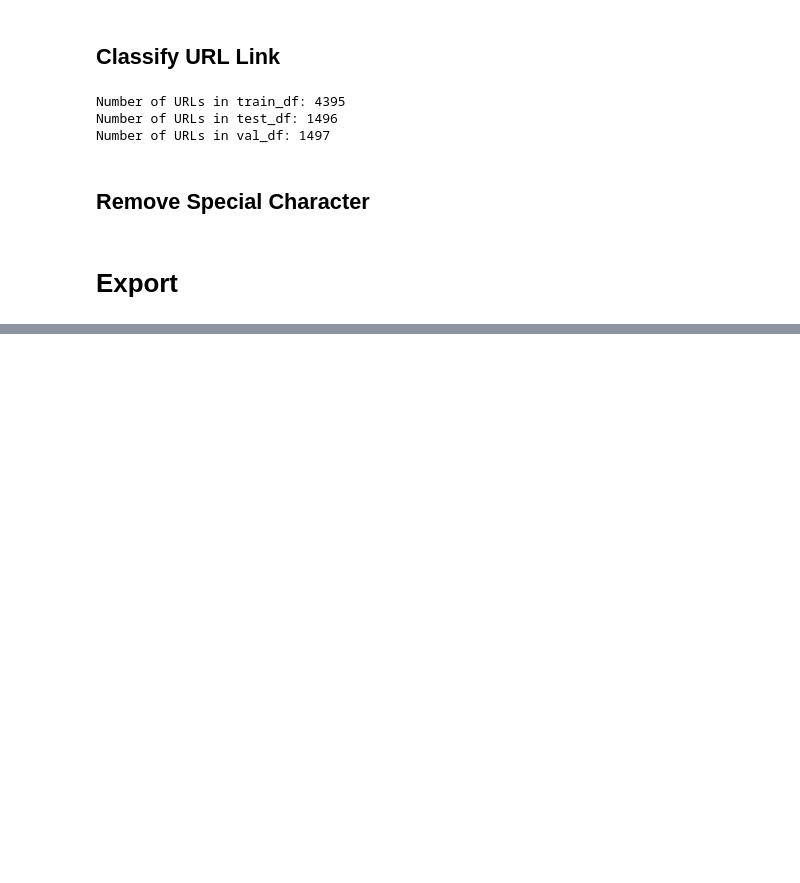
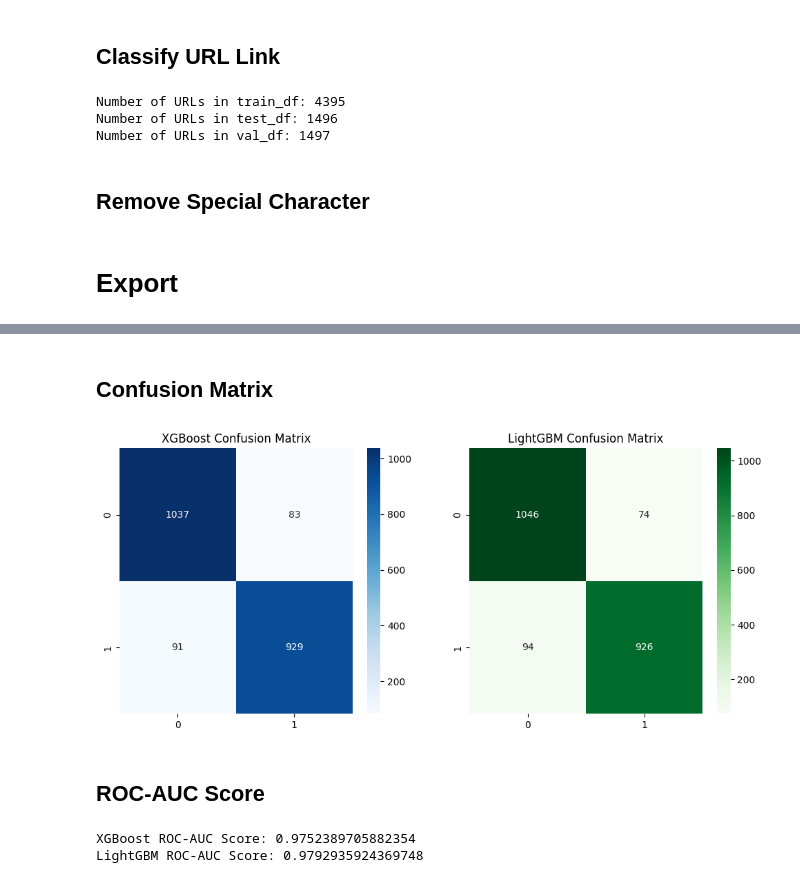
Before and after one commit to Uteytithya/fake_covid_news_detection, a Jupyter notebook: fake_covid_new_detection.ipynb, the cells around one changed output, grey strips where cells are left out. Drawn from its saved outputs; the diff is of its cells as text; code cells hidden in the pictures; blank space fills up the shorter version.

```diff
--- a/fake_covid_new_detection.ipynb
+++ b/fake_covid_new_detection.ipynb
@@ -487,0 +524,11 @@ val_df.to_excel('clean/val_cleaned.xlsx', index=False)
+# %%
+import numpy as np
+
+# Convert list of arrays into a NumPy feature matrix
+X_train = np.vstack(train_df['tweet_numerical'].values)
+X_val = np.vstack(val_df['tweet_numerical'].values)
+X_test = np.vstack(test_df['tweet_numerical'].values)  # Test set has no labels
+
+# Encode labels ('fake' -> 1, 'real' -> 0)
+y_train = train_df['label'].map({'fake': 1, 'real': 0}).values
+y_val = val_df['label'].map({'fake': 1, 'real': 0}).values
@@ -487,0 +787,24 @@ val_df.to_excel('clean/val_cleaned.xlsx', index=False)
+# %% [markdown]
+## Confusion Matrix
+# %%
+fig, axes = plt.subplots(1, 2, figsize=(12, 5))
+
+# XGBoost
+sns.heatmap(confusion_matrix(y_val, y_xgb_pred), annot=True, fmt='d', cmap='Blues', ax=axes[0])
+axes[0].set_title("XGBoost Confusion Matrix")
+
+# LightGBM
+sns.heatmap(confusion_matrix(y_val, y_lgb_pred), annot=True, fmt='d', cmap='Greens', ax=axes[1])
+axes[1].set_title("LightGBM Confusion Matrix")
+
+plt.show()
+# %% [output]
+[figure, added]
+# %% [markdown]
+## ROC-AUC Score
+# %%
+print("XGBoost ROC-AUC Score:", roc_auc_score(y_val, y_xgb_prob))
+print("LightGBM ROC-AUC Score:", roc_auc_score(y_val, y_lgb_prob))
+# %% [output]
+XGBoost ROC-AUC Score: 0.9752389705882354
+LightGBM ROC-AUC Score: 0.9792935924369748
```
Also changed, not shown: parts of 26 cells of this notebook, 3 other files.
